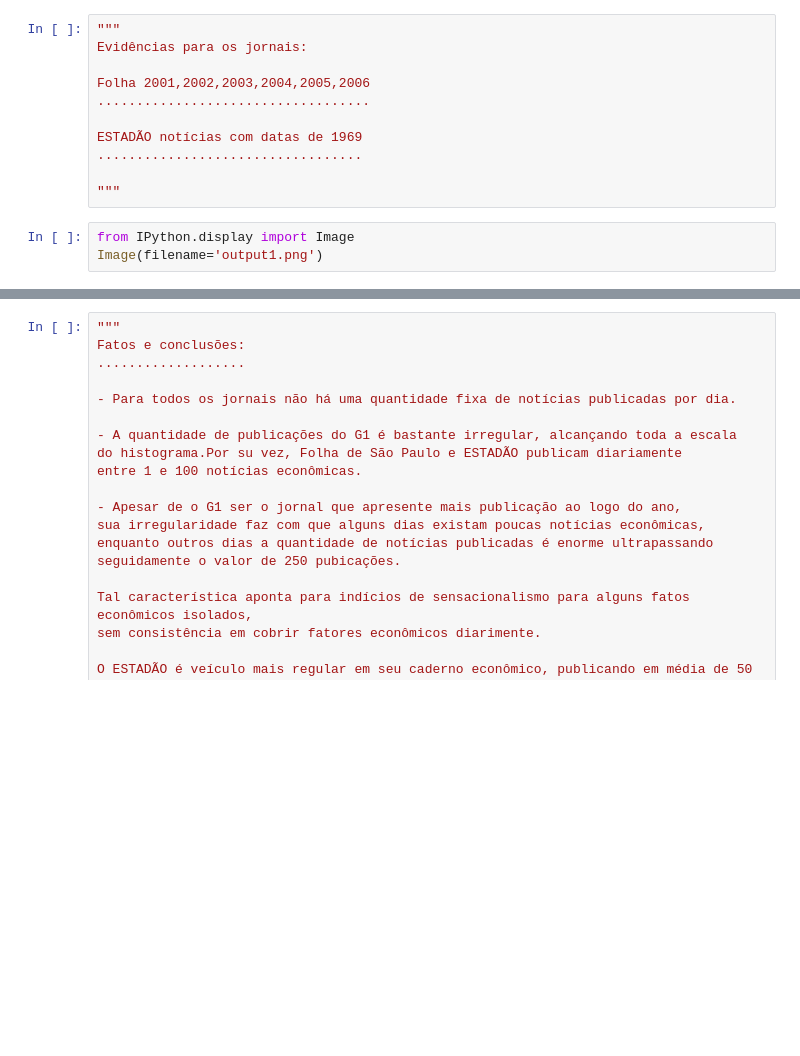
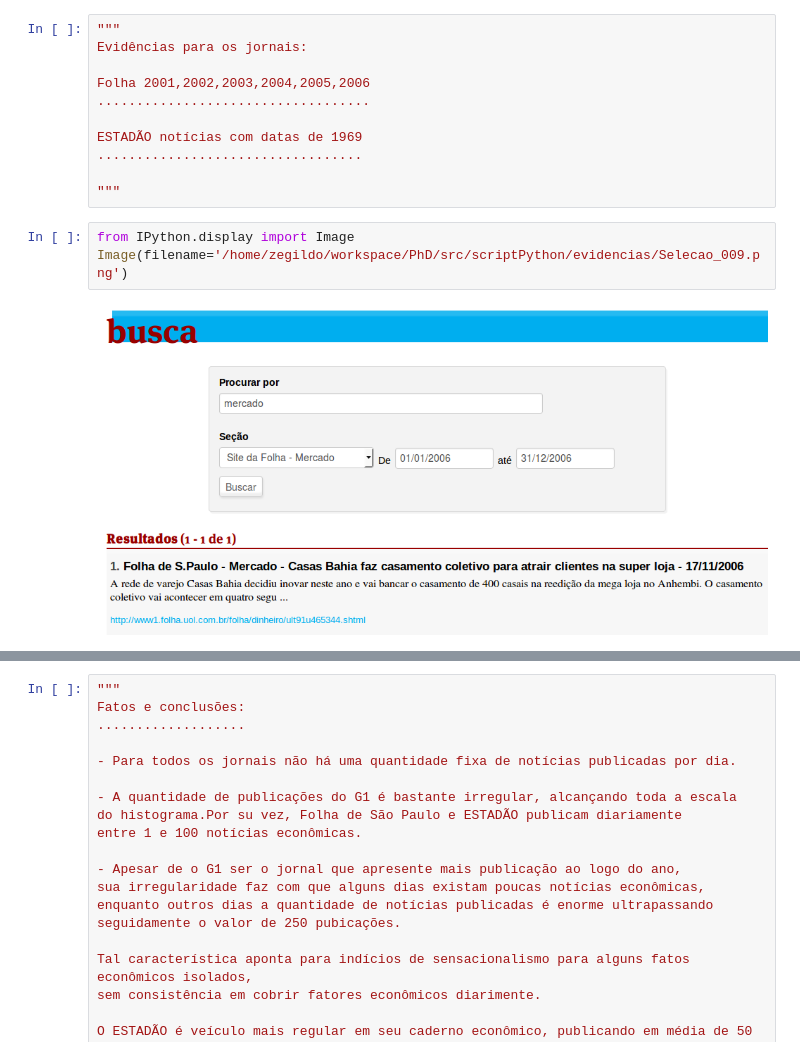
Before and after one commit to zegildo/PhD, a Jupyter notebook: src/scriptPython/TestingSeaborn.ipynb, the cells around one changed output, grey strips where cells are left out. Drawn from its saved outputs; the diff is of its cells as text; blank space fills up the shorter version.

Commit message:
Evidencias e distribuicao de probabilidades dos Jornais

```diff
--- a/src/scriptPython/TestingSeaborn.ipynb
+++ b/src/scriptPython/TestingSeaborn.ipynb
@@ -89,4 +88,6 @@ ESTADÃO notícias com datas de 1969
 """
 # %%
 from IPython.display import Image
-Image(filename='output1.png')
+Image(filename='/home/zegildo/workspace/PhD/src/scriptPython/evidencias/Selecao_009.png')
+# %% [output]
+[figure, added]
```
Also changed, not shown: parts of 20 cells of this notebook, 7 other files.
